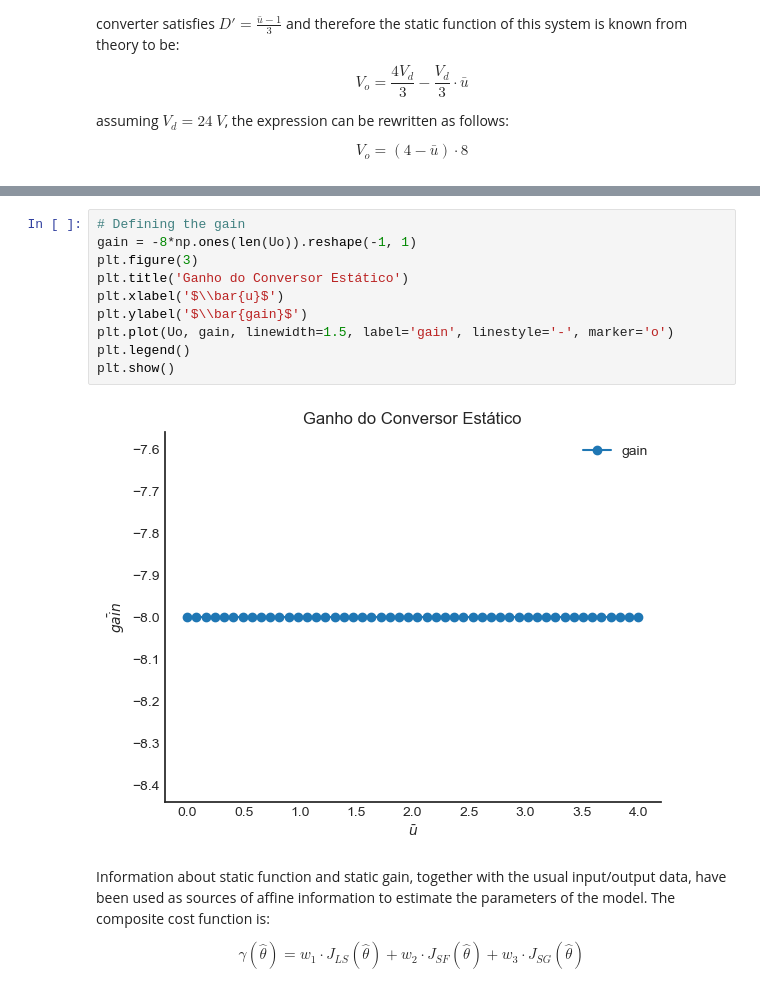
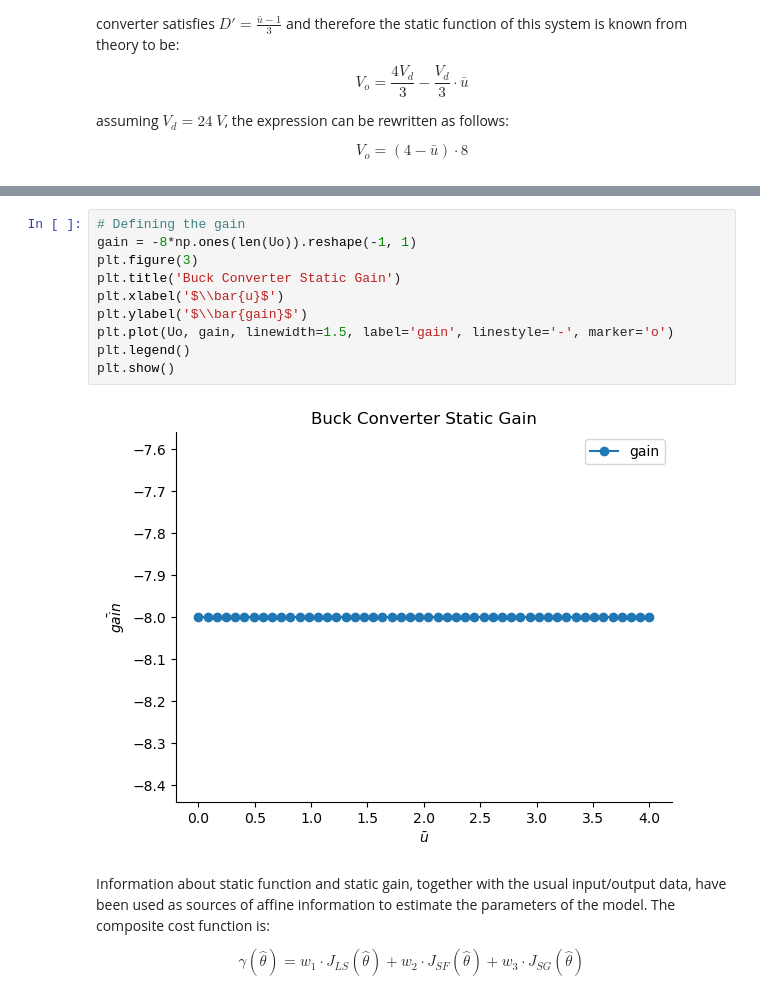
Before and after one commit to GabrielBuenoLeandro/Multiobjetive, a Jupyter notebook: examples/multiobjective_parameter_estimation.ipynb, the cells around one changed output, grey strips where cells are left out. Saved outputs shown, nothing was run; the diff lists cells and outputs as text.

```diff
--- a/examples/multiobjective_parameter_estimation.ipynb
+++ b/examples/multiobjective_parameter_estimation.ipynb
@@ -101,15 +101,15 @@ soon $gain=V_o'=-8$
 # %%
 # Defining the gain
 gain = -8*np.ones(len(Uo)).reshape(-1, 1)
 plt.figure(3)
-plt.title('Ganho do Conversor Estático')
+plt.title('Buck Converter Static Gain')
 plt.xlabel('$\\bar{u}$')
 plt.ylabel('$\\bar{gain}$')
 plt.plot(Uo, gain, linewidth=1.5, label='gain', linestyle='-', marker='o')
 plt.legend()
 plt.show()
 # %% [output]
-[figure, old version]
+[figure, new version]
 # %% [markdown]
 Information about static function and static gain, together with the usual input/output data, have been used as sources of affine information to estimate the parameters of the model. The composite cost function is:
 
```
Also changed, not shown: parts of 16 cells of this notebook.
